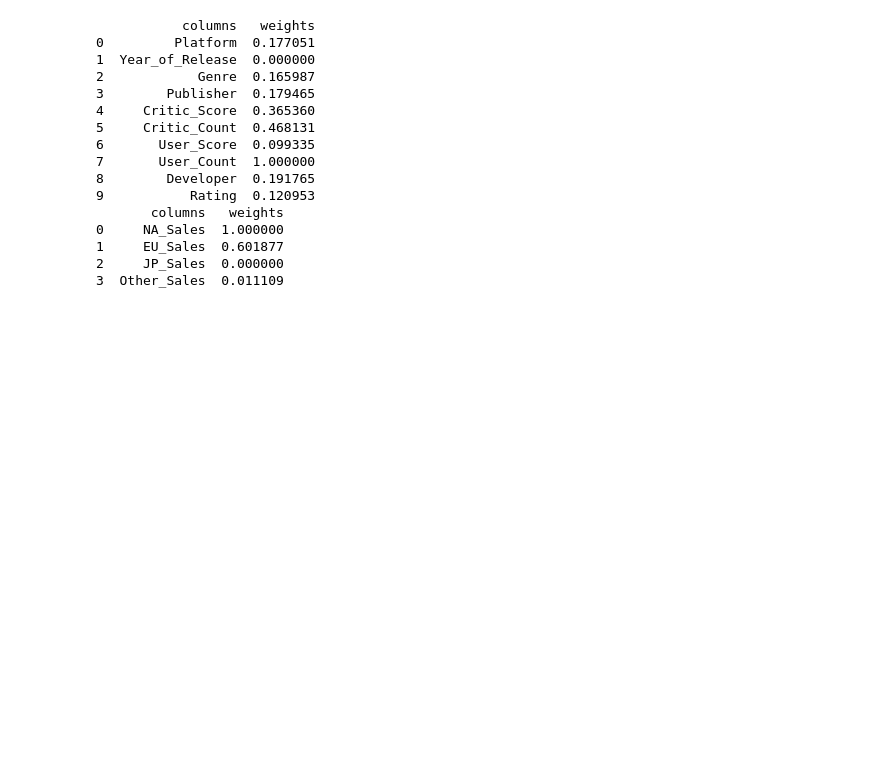
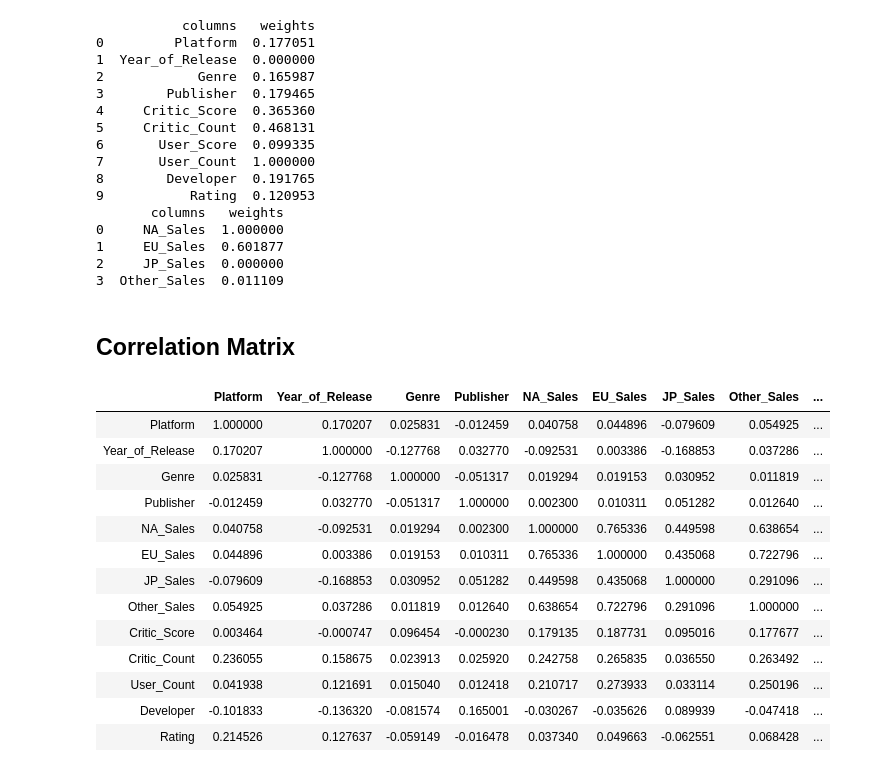
Before and after one commit to MAliElakhrass/DataVizProject, a Jupyter notebook: Preprocessing.ipynb, the cells around one changed output. Saved outputs shown, nothing was run; the diff lists cells and outputs as text; code cells hidden in the pictures; blank space fills up the shorter version.

Commit message:
Python code for correlation matrix

```diff
--- a/Preprocessing.ipynb
+++ b/Preprocessing.ipynb
@@ -218,3 +218,24 @@ print(df2)
 # %%
 df1.to_csv('./data/weights_nonsale.csv', index=False)
 df2.to_csv('./data/weights_sale.csv', index=False)
+# %% [markdown]
+## Correlation Matrix
+# %%
+corr = encoded_data.corr()
+# %%
+corr
+# %% [output]
+|  | Platform | Year_of_Release | Genre | Publisher | NA_Sales | EU_Sales | JP_Sales | Other_Sales | ... |
+| Platform | 1.000000 | 0.170207 | 0.025831 | -0.012459 | 0.040758 | 0.044896 | -0.079609 | 0.054925 | ... |
+| Year_of_Release | 0.170207 | 1.000000 | -0.127768 | 0.032770 | -0.092531 | 0.003386 | -0.168853 | 0.037286 | ... |
+| Genre | 0.025831 | -0.127768 | 1.000000 | -0.051317 | 0.019294 | 0.019153 | 0.030952 | 0.011819 | ... |
+| Publisher | -0.012459 | 0.032770 | -0.051317 | 1.000000 | 0.002300 | 0.010311 | 0.051282 | 0.012640 | ... |
+| NA_Sales | 0.040758 | -0.092531 | 0.019294 | 0.002300 | 1.000000 | 0.765336 | 0.449598 | 0.638654 | ... |
+| EU_Sales | 0.044896 | 0.003386 | 0.019153 | 0.010311 | 0.765336 | 1.000000 | 0.435068 | 0.722796 | ... |
+| JP_Sales | -0.079609 | -0.168853 | 0.030952 | 0.051282 | 0.449598 | 0.435068 | 1.000000 | 0.291096 | ... |
+| Other_Sales | 0.054925 | 0.037286 | 0.011819 | 0.012640 | 0.638654 | 0.722796 | 0.291096 | 1.000000 | ... |
+| Critic_Score | 0.003464 | -0.000747 | 0.096454 | -0.000230 | 0.179135 | 0.187731 | 0.095016 | 0.177677 | ... |
+| Critic_Count | 0.236055 | 0.158675 | 0.023913 | 0.025920 | 0.242758 | 0.265835 | 0.036550 | 0.263492 | ... |
+| User_Count | 0.041938 | 0.121691 | 0.015040 | 0.012418 | 0.210717 | 0.273933 | 0.033114 | 0.250196 | ... |
+| Developer | -0.101833 | -0.136320 | -0.081574 | 0.165001 | -0.030267 | -0.035626 | 0.089939 | -0.047418 | ... |
+| Rating | 0.214526 | 0.127637 | -0.059149 | -0.016478 | 0.037340 | 0.049663 | -0.062551 | 0.068428 | ... |
```
Also changed, not shown: parts of 1 cell of this notebook, 1 other file.
